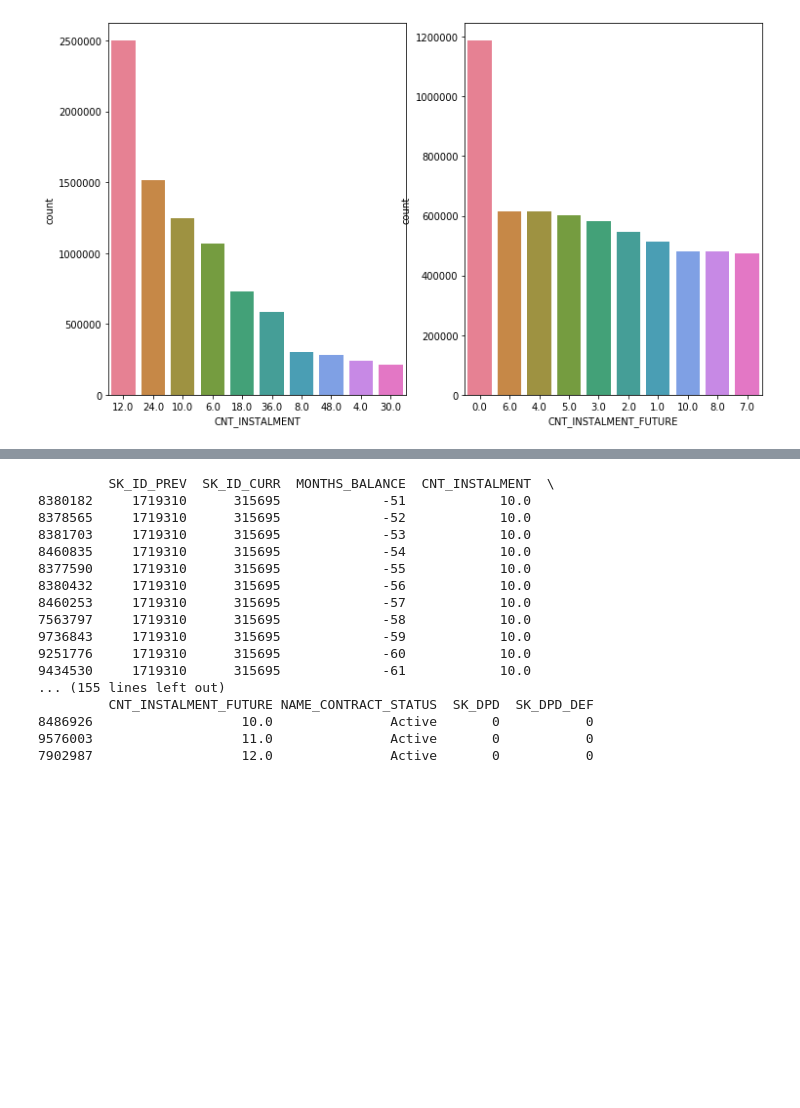
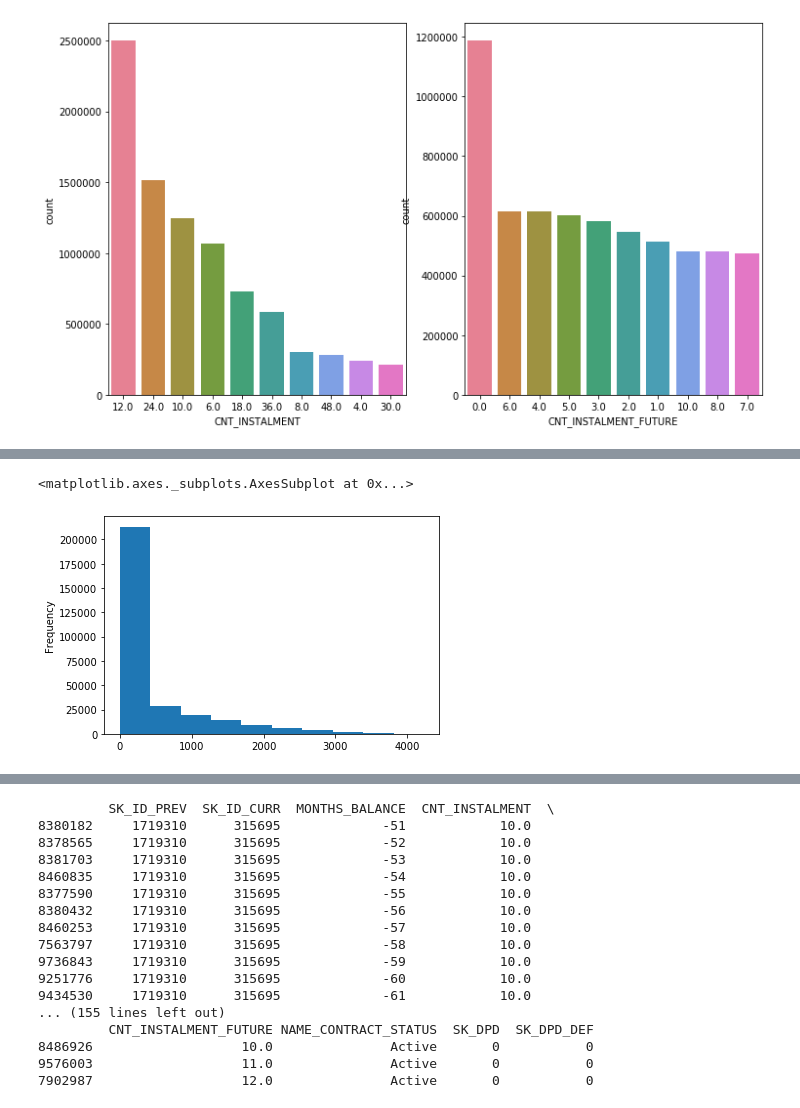
Before and after one commit to stansuo/BDSE12-Group3, a Jupyter notebook: notebooks/homecdt_eda/Aiyd_POS_CASH_balance_EDA.ipynb, the cells around one changed output, grey strips where cells are left out. Cells and saved outputs as stored; diff of their text form; code cells hidden in the pictures; blank space fills up the shorter version.

```diff
--- a/notebooks/homecdt_eda/Aiyd_POS_CASH_balance_EDA.ipynb
+++ b/notebooks/homecdt_eda/Aiyd_POS_CASH_balance_EDA.ipynb
@@ -65,3 +81,8 @@ data[data["SK_ID_PREV"]==1283126].sort_values(by=["MONTHS_BALANCE"],ascending=Fa
 | 2971858 | 1283126 | 315695 | -49 | 10.0 | 9.0 | Active | ... |
 | 9907153 | 1283126 | 315695 | -50 | 10.0 | 10.0 | Active | ... |
 | 6921782 | 1283126 | 315695 | -52 | 10.0 | 10.0 | Returned to the store | ... |
+# %%
+# 去掉重複
+DPD = data[data["SK_DPD"]>0]
+DPD_count=DPD["SK_ID_PREV"].unique().shape[0]
+print(f'共有 {DPD_count} 個過期POS貸款')
@@ -68 +103,6 @@ data[data["SK_ID_PREV"]==1283126].sort_values(by=["MONTHS_BALANCE"],ascending=Fa
+# %%
+DPD["SK_DPD"].plot.hist()
+# %% [output]
+<matplotlib.axes._subplots.AxesSubplot at 0x...>
+[figure, added]
 # %%
```
Also changed, not shown: parts of 5 cells of this notebook, 10 other files.
